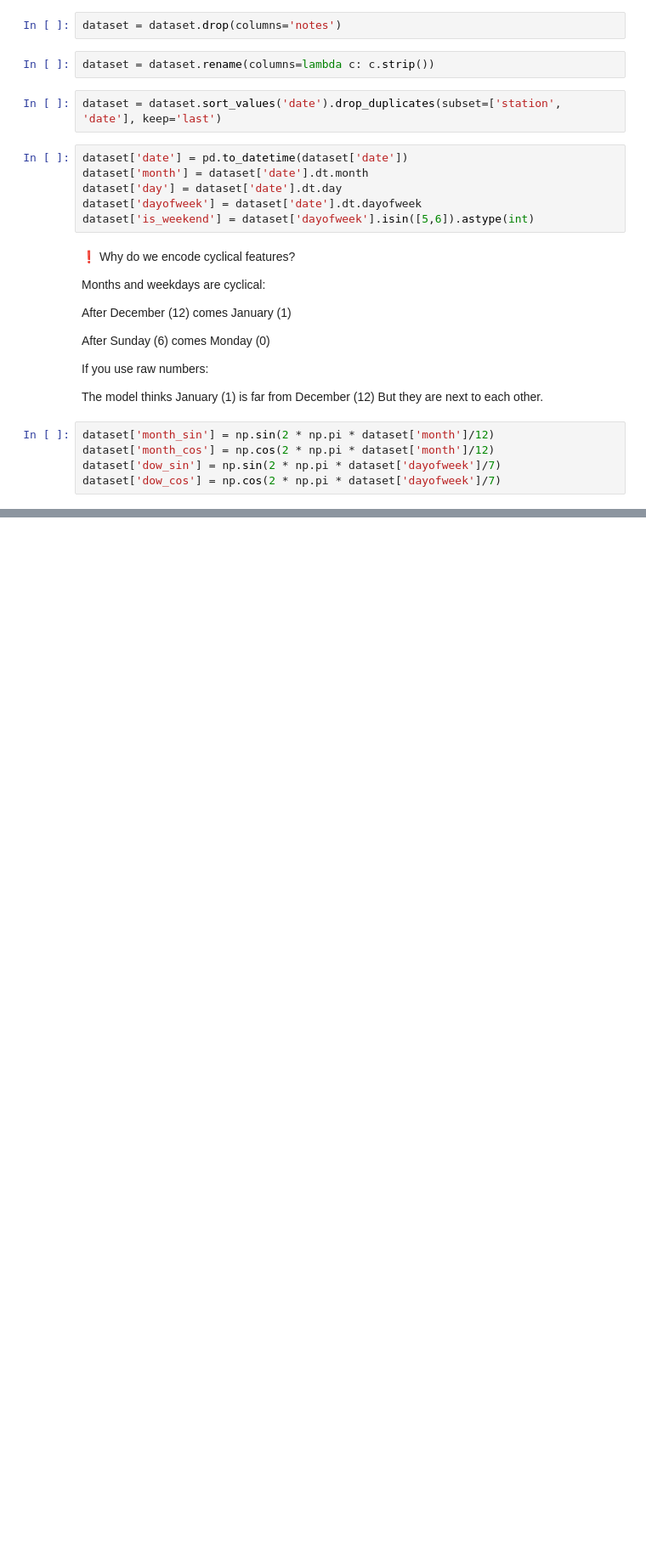
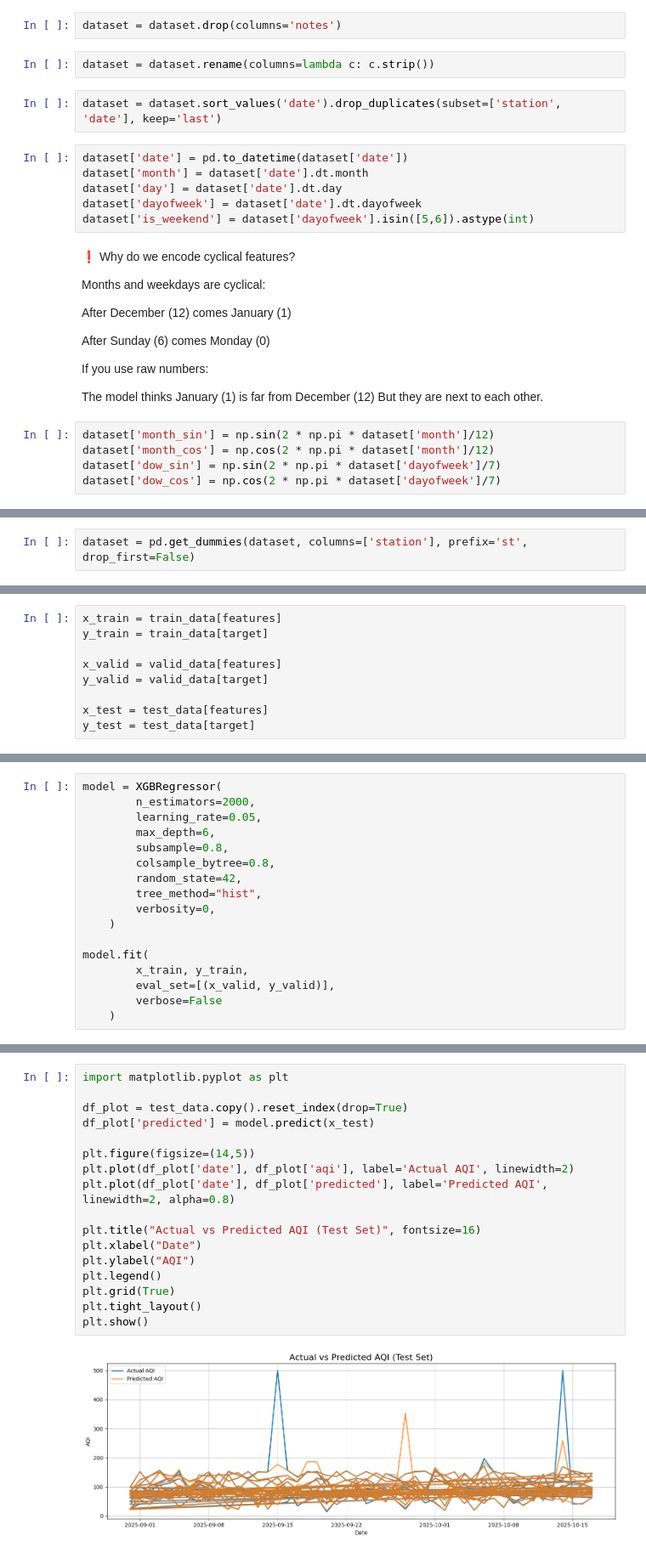
Before and after one commit to shawinCreates/Dhulo-Watch, a Jupyter notebook: model/xgbregessor.ipynb, the cells around one changed output, grey strips where cells are left out. Shown at 85% size. Cells and saved outputs as stored; diff of their text form; blank space fills up the shorter version.

```diff
--- a/model/xgbregessor.ipynb
+++ b/model/xgbregessor.ipynb
@@ -69,0 +125,2 @@ dataset['dow_cos'] = np.cos(2 * np.pi * dataset['dayofweek']/7)
+# %%
+dataset = pd.get_dummies(dataset, columns=['station'], prefix='st', drop_first=False)
@@ -69,0 +149,9 @@ dataset['dow_cos'] = np.cos(2 * np.pi * dataset['dayofweek']/7)
+# %%
+x_train = train_data[features]
+y_train = train_data[target]
+
+x_valid = valid_data[features]
+y_valid = valid_data[target]
+
+x_test = test_data[features]
+y_test = test_data[target]
@@ -69,0 +161,17 @@ dataset['dow_cos'] = np.cos(2 * np.pi * dataset['dayofweek']/7)
+# %%
+model = XGBRegressor(
+        n_estimators=2000,
+        learning_rate=0.05,
+        max_depth=6,
+        subsample=0.8,
+        colsample_bytree=0.8,
+        random_state=42,
+        tree_method="hist",
+        verbosity=0,
+    )
+
+model.fit(
+        x_train, y_train,
+        eval_set=[(x_valid, y_valid)],
+        verbose=False
+    )
@@ -69,0 +214,19 @@ dataset['dow_cos'] = np.cos(2 * np.pi * dataset['dayofweek']/7)
+# %%
+import matplotlib.pyplot as plt
+
+df_plot = test_data.copy().reset_index(drop=True)
+df_plot['predicted'] = model.predict(x_test)
+
+plt.figure(figsize=(14,5))
+plt.plot(df_plot['date'], df_plot['aqi'], label='Actual AQI', linewidth=2)
+plt.plot(df_plot['date'], df_plot['predicted'], label='Predicted AQI', linewidth=2, alpha=0.8)
+
+plt.title("Actual vs Predicted AQI (Test Set)", fontsize=16)
+plt.xlabel("Date")
+plt.ylabel("AQI")
+plt.legend()
+plt.grid(True)
+plt.tight_layout()
+plt.show()
+# %% [output]
+[figure, added]
```
Also changed, not shown: parts of 22 cells of this notebook.
